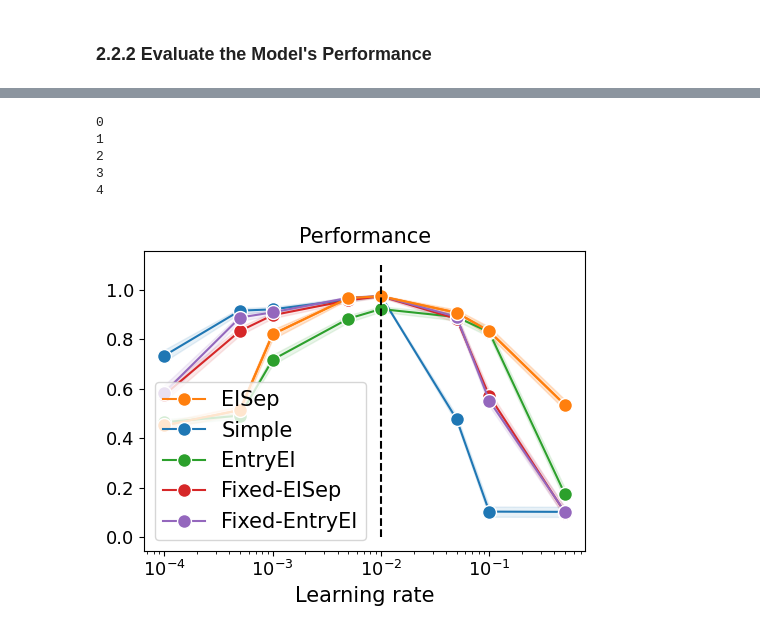
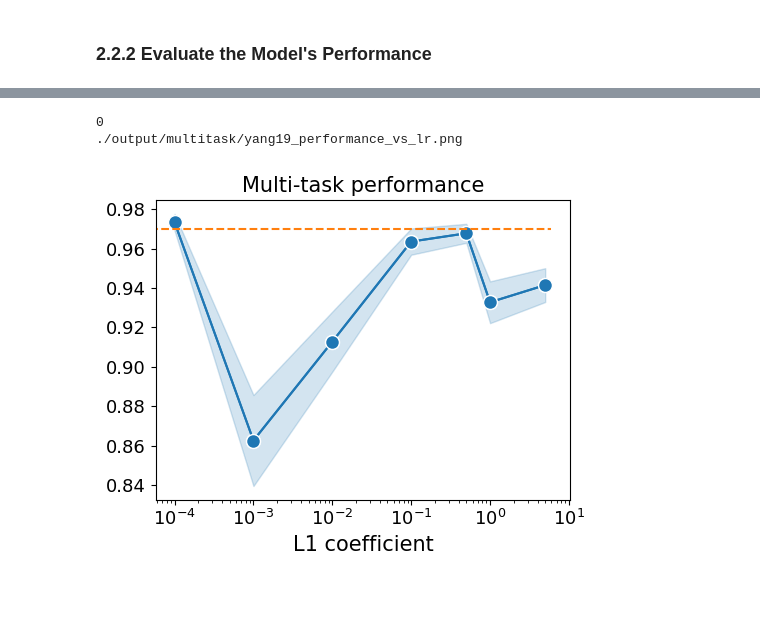
Before and after one commit to NeuroAIHub/EISep, a Jupyter notebook: docs/examples/yang19_dann_multil1_coef.ipynb, the cells around one changed output, grey strips where cells are left out. Drawn from its saved outputs; the diff is of its cells as text; code cells hidden in the pictures; blank space fills up the shorter version.

```diff
--- a/docs/examples/yang19_dann_multil1_coef.ipynb
+++ b/docs/examples/yang19_dann_multil1_coef.ipynb
@@ -421,6 +422,7 @@ def plot_lyapunov_spectrum_separately(lyapunov_spectrum_log_ei, lyapunov_spectru
     plt.show()
 # %%
 import os, pickle
+import copy
 n_seed = 5
 epochs = 3000
 hidden_size = 64
@@ -458,9 +460,9 @@ def multiple_train_multilr(model_name, l1_coefficients):
             lyapunov_spectrum_log_ei[j, seed, :, :] = lyanpunov_spectrum_log
 
             test_EI_performance[j, seed, :] = test(net)
-            net_state_dicts[j][seed] = net.state_dict()
+            net_state_dicts[j][seed] = copy.deepcopy(net.state_dict())
 
-    path = f'./result/multitask/multilr_{model_name}_performance.pkl'
+    path = f'./result/multitask/multil2_lr{lr}_{model_name}_performance.pkl'
     if not os.path.exists(os.path.dirname(path)):
         os.makedirs(os.path.dirname(path))
     info = {'performance': test_EI_performance,
@@ -481,7 +483,8 @@ def multiple_train_multilr(model_name, l1_coefficients):
 model_names = ['simple']
 # lrs = [1e-2]
 # lrs = [0.5, 1e-1, 5e-2, 1e-2, 5e-3, 1e-3, 5e-4, 1e-4]
-l1_coefficients = [1e-5, 1e-4, 1e-3, 1e-2, 1e-1]
+# l1_coefficients = [10]
+l1_coefficients = [1e-4, 1e-3, 1e-2, 1e-1, 1, 10]
 for model_name in model_names:
     print(model_name)
     multiple_train_multilr(model_name, l1_coefficients)
@@ -569,16 +572,17 @@ def performance_vs_lr(test_acc, env_names, model_names, colors, legend_names, lr
     ax.plot(lrs, mean_acc[0], marker='o', color=colors[0],
             markeredgecolor='white', markeredgewidth=1, markersize=10)
     ax.fill_between(lrs, mean_acc[0]-std_acc[0], mean_acc[0]+std_acc[0], alpha=0.1, color=colors[0])
-    ax.vlines(1e-2, 0, 1.1, colors='k', linestyles='dashed')
+    ax.hlines(0.97, 0, n_lr-1, colors='C1', linestyles='dashed')
     ax.set_xscale('log')
-    ax.set_xlabel('Learning rate', fontsize=fontsize)
+    ax.set_xlabel('L1 coefficient', fontsize=fontsize)
     # ax.set_ylabel('Test accuracy', fontsize=fontsize)
     # ax.set_xticklabels(lrs, fontsize=fontsize)
     ax.tick_params(labelsize=fontsize-2)
-    ax.set_title('Performance'+title, fontsize=fontsize)
-    ax.legend(loc='lower left', fontsize=fontsize)
+    ax.set_title('Multi-task performance'+title, fontsize=fontsize)
+    # ax.legend(loc='lower left', fontsize=fontsize)
     plt.tight_layout()
     plt.savefig('./output/multitask/yang19_performance_vs_lr.png', dpi=900)
+    print('./output/multitask/yang19_performance_vs_lr.png')
     plt.show()
     plt.close()
     return
@@ -585,40 +612,44 @@ def performance_vs_lr(test_acc, env_names, model_names, colors, legend_names, lr
 # %%
-model_names = ['eisep', 'simple', 'dann_sgd', 'dann_adam', 'colei_sgd', 'colei_adam']
-model_names = ['eisep', 'simple',  'entryei', 'fixed_eisep', 'ccstr_simple']
-legend_names = ['EISep', 'Simple', 'EntryEI', 'Fixed-EISep', 'Fixed-EntryEI',  'DANN-SGD', 'DANN-Adam', 'ColEI-SGD', 'ColEI-Adam']
-l1_coefficients = [0.5, 1e-1, 5e-2, 1e-2, 5e-3, 1e-3, 5e-4, 1e-4]
-n_lr = len(l1_coefficients)
-test_acc = np.zeros((len(model_names), n_lr, n_seed, len(env.envs)))
-loss_log = np.zeros((len(model_names), n_lr, n_seed, epochs, 3))
-gradient_log = np.zeros((len(model_names), n_lr, n_seed, epochs, 1))
-spectral_radius_log = np.zeros((len(model_names), n_lr, n_seed, epochs, 1))
-rec_balance_log = np.zeros((len(model_names), n_lr, n_seed, epochs, seq_len))
+# model_names = ['eisep', 'simple', 'dann_sgd', 'dann_adam', 'colei_sgd', 'colei_adam']
+# model_names = ['eisep', 'simple',  'entryei', 'fixed_eisep', 'ccstr_simple']
+model_names = ['simple']
+legend_names = ['Simple']
+# legend_names = ['EISep', 'Simple', 'EntryEI', 'Fixed-EISep', 'Fixed-EntryEI',  'DANN-SGD', 'DANN-Adam', 'ColEI-SGD', 'ColEI-Adam']
+# l1_coefficients = [0.5, 1e-1, 5e-2, 1e-2, 5e-3, 1e-3, 5e-4, 1e-4]
+# l1_coefficients = [1e-5, 1e-4, 1e-3, 1e-2, 1e-1, 0.5, 1, 3, 4, 5]
+l1_coefficients = [1e-4, 1e-3, 1e-2, 1e-1, 0.5, 1, 5]
+# l1_coefficients = [1e-4, 1e-3, 1e-2, 1e-1, 1, 10]
+n_l1 = len(l1_coefficients)
+test_acc = np.zeros((len(model_names), n_l1, n_seed, len(env.envs)))
+loss_log = np.zeros((len(model_names), n_l1, n_seed, epochs, 3))
+gradient_log = np.zeros((len(model_names), n_l1, n_seed, epochs, 1))
+spectral_radius_log = np.zeros((len(model_names), n_l1, n_seed, epochs, 1))
+rec_balance_log = np.zeros((len(model_names), n_l1, n_seed, epochs, seq_len))
 net_state_dicts = []
-colors = ['C1', 'C0', 'C2', 'C3', 'C4', 'C5', 'C6', 'C7', 'C8', 'C9']
+# colors = ['C1', 'C0', 'C2', 'C3', 'C4', 'C5', 'C6', 'C7', 'C8', 'C9']
+colors=['C0']
 
 for i, model_name in enumerate(model_names):
     print(i)
-    path = f'./result/multitask/multilr_{model_name}_performance.pkl'
+    path = f'./result/multitask/multil1_lr0.01_{model_name}_performance_process.pkl'
     with open(path, 'rb') as f:
         info = pickle.load(f)
     test_acc[i] = info['performance']
     loss_log[i] = info['loss_log_ei']
     gradient_log[i] = info['gradient_log_ei']
     spectral_radius_log[i] = info['spectral_radius_log_ei']
     rec_balance_log[i] = info['rec_balance_log_ei']
     net_state_dicts.append(info['net_state_dicts'])
 env_names = [e_i.spec.id for e_i in env.envs]
 env_names = [x.split('yang19.')[1].split('-v0')[0] for x in env_names]
+
 # print(env_names)
 performance_vs_lr(test_acc, env_names, model_names, colors, legend_names, l1_coefficients, show_values=False, title='')
 # for j, lr in enumerate(lrs):
 #     plot_test_performance_all(test_acc[:,j], env_names, model_names, colors, legend_names, show_values=True, title=f'Learning rate {lr}')
 # %% [output]
 0
-1
-2
-3
-4
+./output/multitask/yang19_performance_vs_lr.png
-[figure, old version]
+[figure, new version]
 # %%
 print(net_state_dicts[0][0])
```
Also changed, not shown: parts of 12 cells of this notebook, 56 other files.
